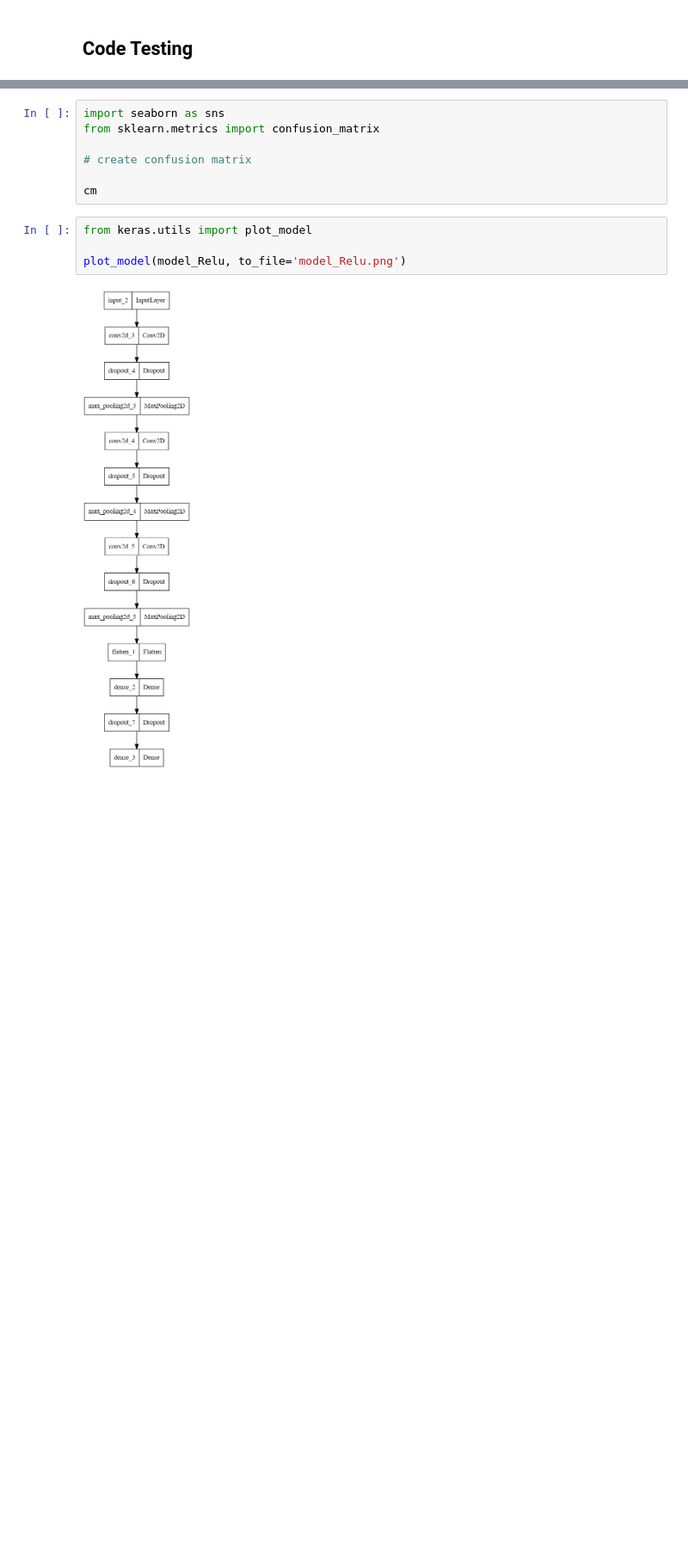
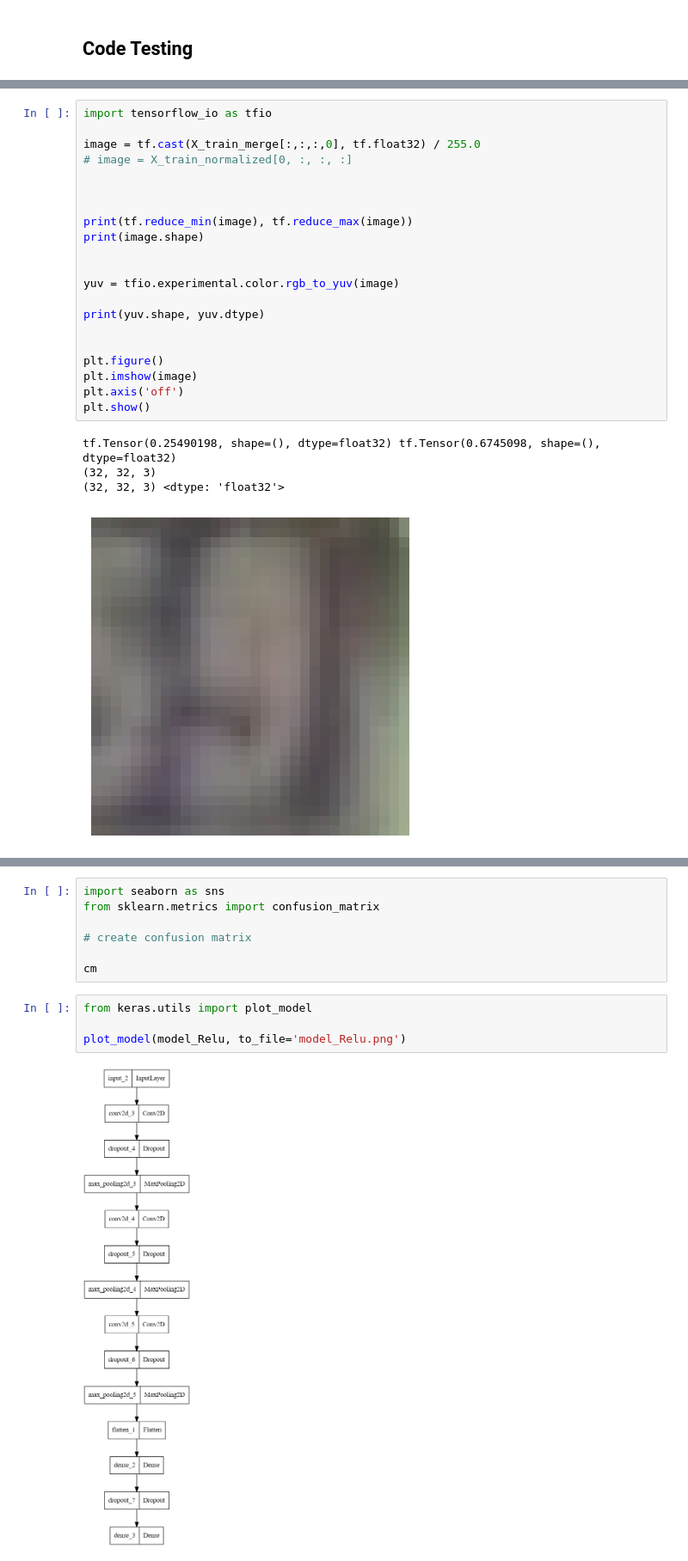
Before and after one commit to TheTrooper83/Final_project_2024, a Jupyter notebook: Model/Feature Protype.ipynb, the cells around one changed output, grey strips where cells are left out. Shown at 86% size. Drawn from its saved outputs; the diff is of its cells as text; blank space fills up the shorter version.

```diff
--- a/Model/Feature Protype.ipynb
+++ b/Model/Feature Protype.ipynb
@@ -852,0 +891,26 @@ plot_accuracy_metric(hist_df_maxout_v2, 'Maxout_v2')
+# %%
+import tensorflow_io as tfio
+
+image = tf.cast(X_train_merge[:,:,:,0], tf.float32) / 255.0
+# image = X_train_normalized[0, :, :, :]
+
+
+
+print(tf.reduce_min(image), tf.reduce_max(image))
+print(image.shape)
+
+
+yuv = tfio.experimental.color.rgb_to_yuv(image)
+
+print(yuv.shape, yuv.dtype)
+
+
+plt.figure()
+plt.imshow(image)
+plt.axis('off')
+plt.show()
+# %% [output]
+tf.Tensor(0.25490198, shape=(), dtype=float32) tf.Tensor(0.6745098, shape=(), dtype=float32)
+(32, 32, 3)
+(32, 32, 3) <dtype: 'float32'>
+[figure, added]
```
Also changed, not shown: parts of 10 cells of this notebook, 2 other files.
